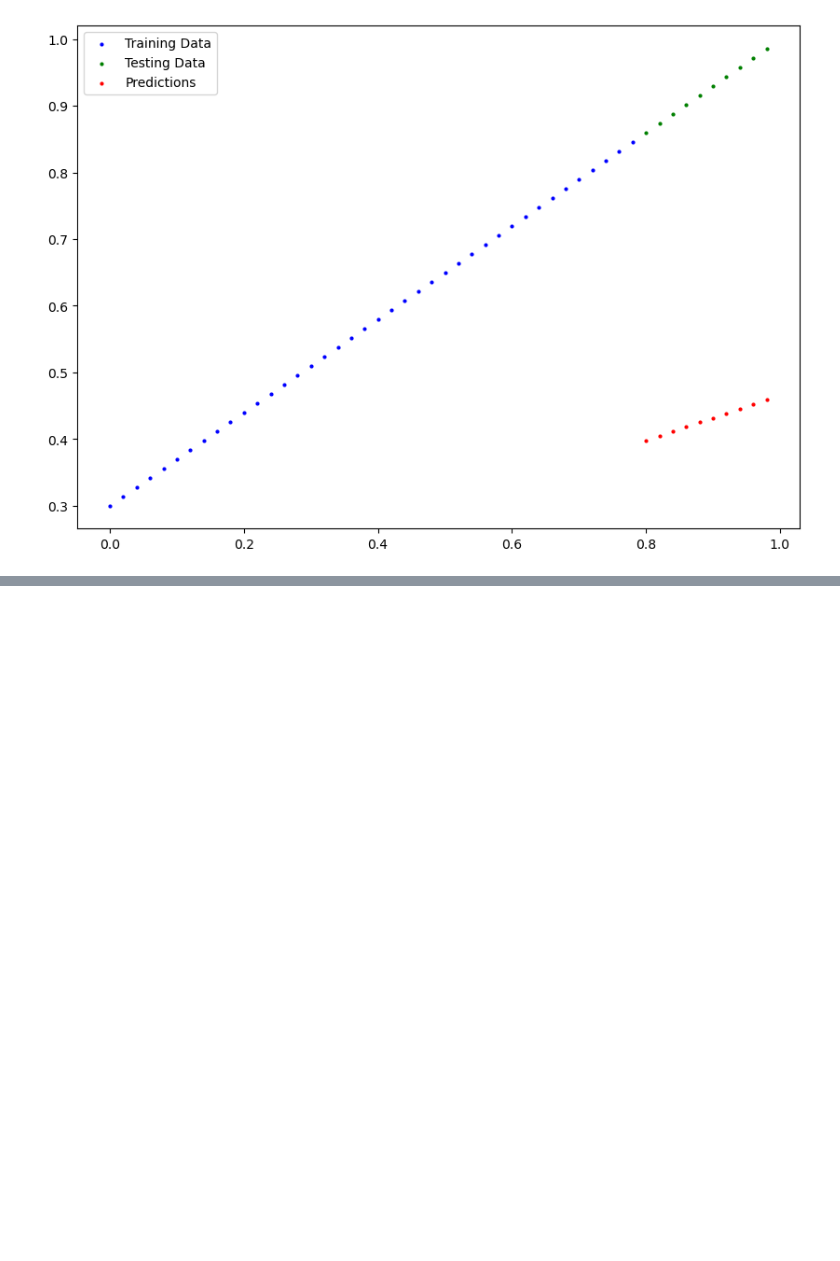
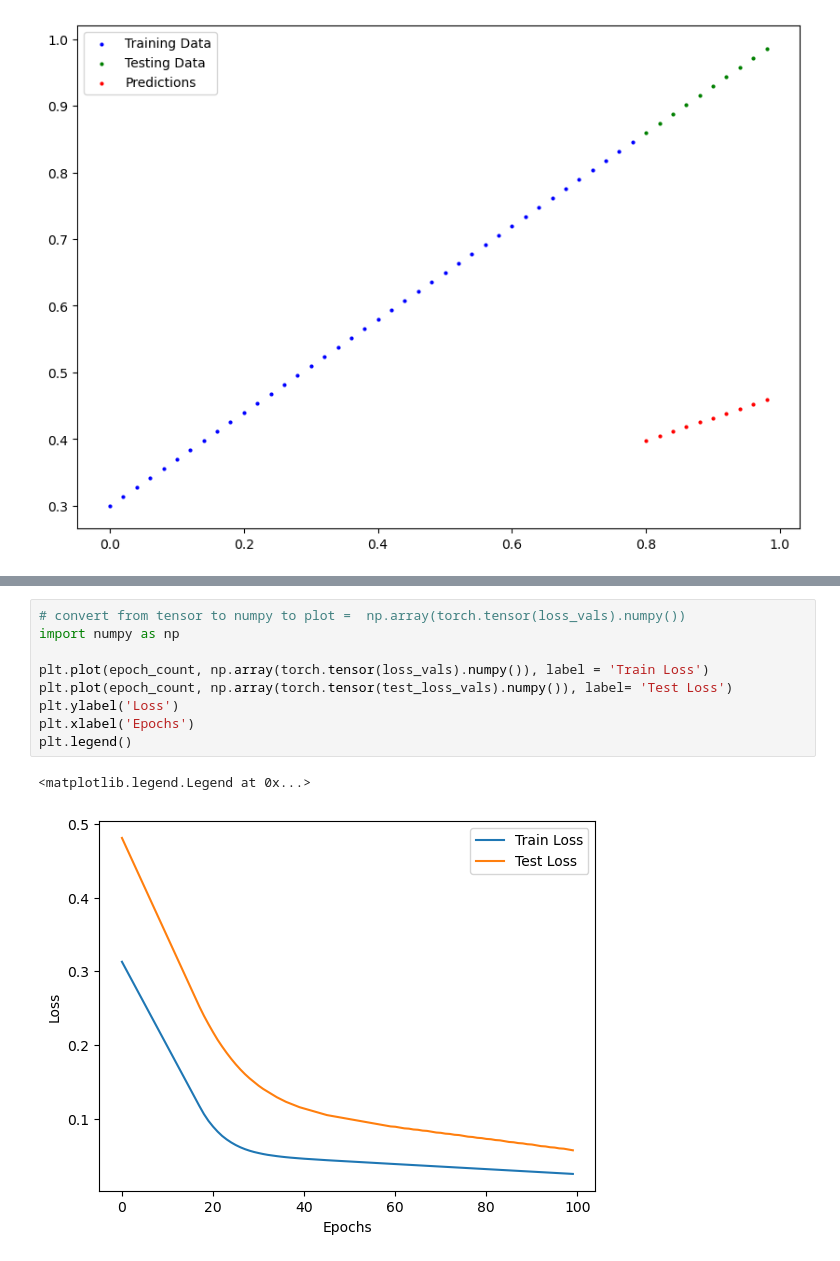
Before and after one commit to WillForshaw/JUNO-Deep-Learning-Project, a Jupyter notebook: PyTorchWorkflowTest.ipynb, the cells around one changed output, grey strips where cells are left out. Drawn from its saved outputs; the diff is of its cells as text; blank space fills up the shorter version.

```diff
--- a/PyTorchWorkflowTest.ipynb
+++ b/PyTorchWorkflowTest.ipynb
@@ -170,0 +231,12 @@ plot_pred(predictions=y_preds) # initially the preds are very bad, very far away
+# %%
+# convert from tensor to numpy to plot =  np.array(torch.tensor(loss_vals).numpy())
+import numpy as np
+
+plt.plot(epoch_count, np.array(torch.tensor(loss_vals).numpy()), label = 'Train Loss')
+plt.plot(epoch_count, np.array(torch.tensor(test_loss_vals).numpy()), label= 'Test Loss')
+plt.ylabel('Loss')
+plt.xlabel('Epochs')
+plt.legend()
+# %% [output]
+<matplotlib.legend.Legend at 0x...>
+[figure, added]
```
Also changed, not shown: parts of 15 cells of this notebook, 1 other file.
